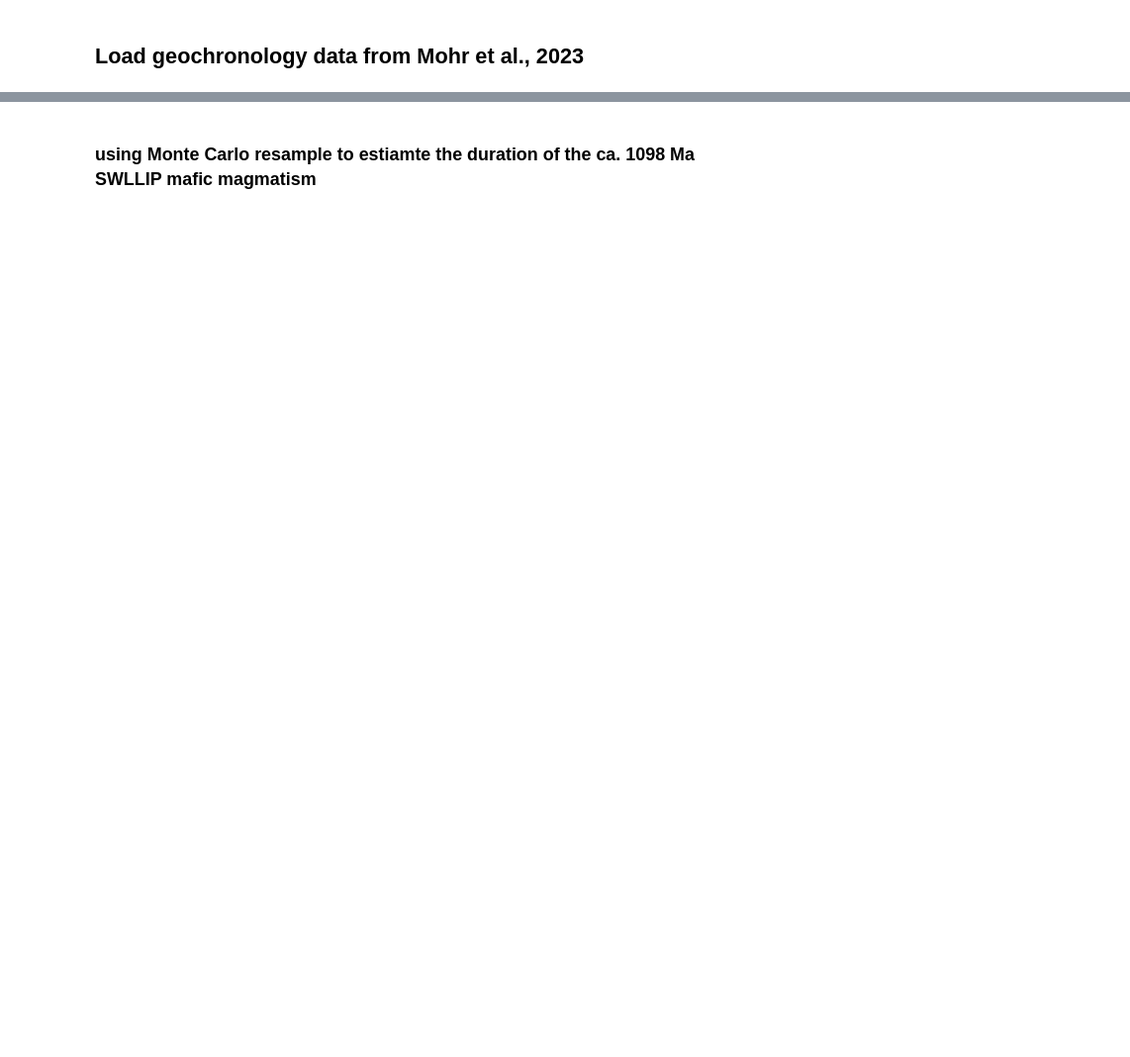
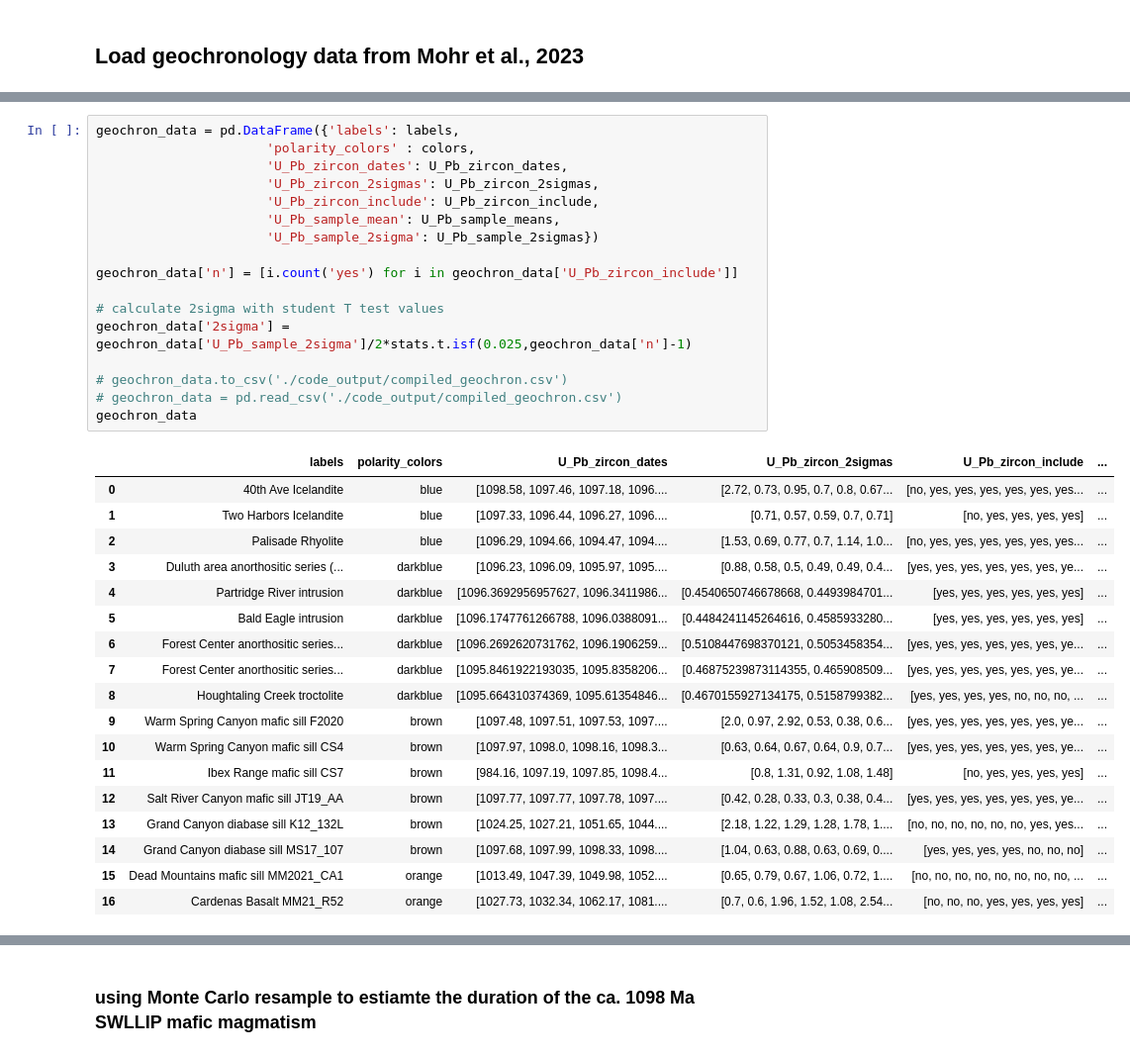
Before and after one commit to Swanson-Hysell-Group/2024_SWLLIP, a Jupyter notebook: code/SWLLIP_geochron.ipynb, the cells around one changed output, grey strips where cells are left out. Shown at 99% size. Cells and saved outputs as stored; diff of their text form; blank space fills up the shorter version.

```diff
--- a/code/SWLLIP_geochron.ipynb
+++ b/code/SWLLIP_geochron.ipynb
@@ -351,0 +431,36 @@ geochron_data
+# %%
+geochron_data = pd.DataFrame({'labels': labels,
+                      'polarity_colors' : colors,
+                      'U_Pb_zircon_dates': U_Pb_zircon_dates,
+                      'U_Pb_zircon_2sigmas': U_Pb_zircon_2sigmas,
+                      'U_Pb_zircon_include': U_Pb_zircon_include,
+                      'U_Pb_sample_mean': U_Pb_sample_means,
+                      'U_Pb_sample_2sigma': U_Pb_sample_2sigmas})
+
+geochron_data['n'] = [i.count('yes') for i in geochron_data['U_Pb_zircon_include']]
+
+# calculate 2sigma with student T test values
+geochron_data['2sigma'] = geochron_data['U_Pb_sample_2sigma']/2*stats.t.isf(0.025,geochron_data['n']-1)
+
+# geochron_data.to_csv('./code_output/compiled_geochron.csv')
+# geochron_data = pd.read_csv('./code_output/compiled_geochron.csv')
+geochron_data
+# %% [output]
+|  | labels | polarity_colors | U_Pb_zircon_dates | U_Pb_zircon_2sigmas | U_Pb_zircon_include | ... |
+| 0 | 40th Ave Icelandite | blue | [1098.58, 1097.46, 1097.18, 1096.... | [2.72, 0.73, 0.95, 0.7, 0.8, 0.67... | [no, yes, yes, yes, yes, yes, yes... | ... |
+| 1 | Two Harbors Icelandite | blue | [1097.33, 1096.44, 1096.27, 1096.... | [0.71, 0.57, 0.59, 0.7, 0.71] | [no, yes, yes, yes, yes] | ... |
+| 2 | Palisade Rhyolite | blue | [1096.29, 1094.66, 1094.47, 1094.... | [1.53, 0.69, 0.77, 0.7, 1.14, 1.0... | [no, yes, yes, yes, yes, yes, yes... | ... |
+| 3 | Duluth area anorthositic series (... | darkblue | [1096.23, 1096.09, 1095.97, 1095.... | [0.88, 0.58, 0.5, 0.49, 0.49, 0.4... | [yes, yes, yes, yes, yes, yes, ye... | ... |
+| 4 | Partridge River intrusion | darkblue | [1096.3692956957627, 1096.3411986... | [0.4540650746678668, 0.4493984701... | [yes, yes, yes, yes, yes, yes] | ... |
+| 5 | Bald Eagle intrusion | darkblue | [1096.1747761266788, 1096.0388091... | [0.4484241145264616, 0.4585933280... | [yes, yes, yes, yes, yes, yes] | ... |
+| 6 | Forest Center anorthositic series... | darkblue | [1096.2692620731762, 1096.1906259... | [0.5108447698370121, 0.5053458354... | [yes, yes, yes, yes, yes, yes, ye... | ... |
+| 7 | Forest Center anorthositic series... | darkblue | [1095.8461922193035, 1095.8358206... | [0.46875239873114355, 0.465908509... | [yes, yes, yes, yes, yes, yes, ye... | ... |
+| 8 | Houghtaling Creek troctolite | darkblue | [1095.664310374369, 1095.61354846... | [0.4670155927134175, 0.5158799382... | [yes, yes, yes, yes, no, no, no, ... | ... |
+| 9 | Warm Spring Canyon mafic sill F2020 | brown | [1097.48, 1097.51, 1097.53, 1097.... | [2.0, 0.97, 2.92, 0.53, 0.38, 0.6... | [yes, yes, yes, yes, yes, yes, ye... | ... |
+| 10 | Warm Spring Canyon mafic sill CS4 | brown | [1097.97, 1098.0, 1098.16, 1098.3... | [0.63, 0.64, 0.67, 0.64, 0.9, 0.7... | [yes, yes, yes, yes, yes, yes, ye... | ... |
+| 11 | Ibex Range mafic sill CS7 | brown | [984.16, 1097.19, 1097.85, 1098.4... | [0.8, 1.31, 0.92, 1.08, 1.48] | [no, yes, yes, yes, yes] | ... |
+| 12 | Salt River Canyon mafic sill JT19_AA | brown | [1097.77, 1097.77, 1097.78, 1097.... | [0.42, 0.28, 0.33, 0.3, 0.38, 0.4... | [yes, yes, yes, yes, yes, yes, ye... | ... |
+| 13 | Grand Canyon diabase sill K12_132L | brown | [1024.25, 1027.21, 1051.65, 1044.... | [2.18, 1.22, 1.29, 1.28, 1.78, 1.... | [no, no, no, no, no, no, yes, yes... | ... |
+| 14 | Grand Canyon diabase sill MS17_107 | brown | [1097.68, 1097.99, 1098.33, 1098.... | [1.04, 0.63, 0.88, 0.63, 0.69, 0.... | [yes, yes, yes, yes, no, no, no] | ... |
+| 15 | Dead Mountains mafic sill MM2021_CA1 | orange | [1013.49, 1047.39, 1049.98, 1052.... | [0.65, 0.79, 0.67, 1.06, 0.72, 1.... | [no, no, no, no, no, no, no, no, ... | ... |
+| 16 | Cardenas Basalt MM21_R52 | orange | [1027.73, 1032.34, 1062.17, 1081.... | [0.7, 0.6, 1.96, 1.52, 1.08, 2.54... | [no, no, no, yes, yes, yes, yes] | ... |
```
Also changed, not shown: parts of 12 cells of this notebook.
